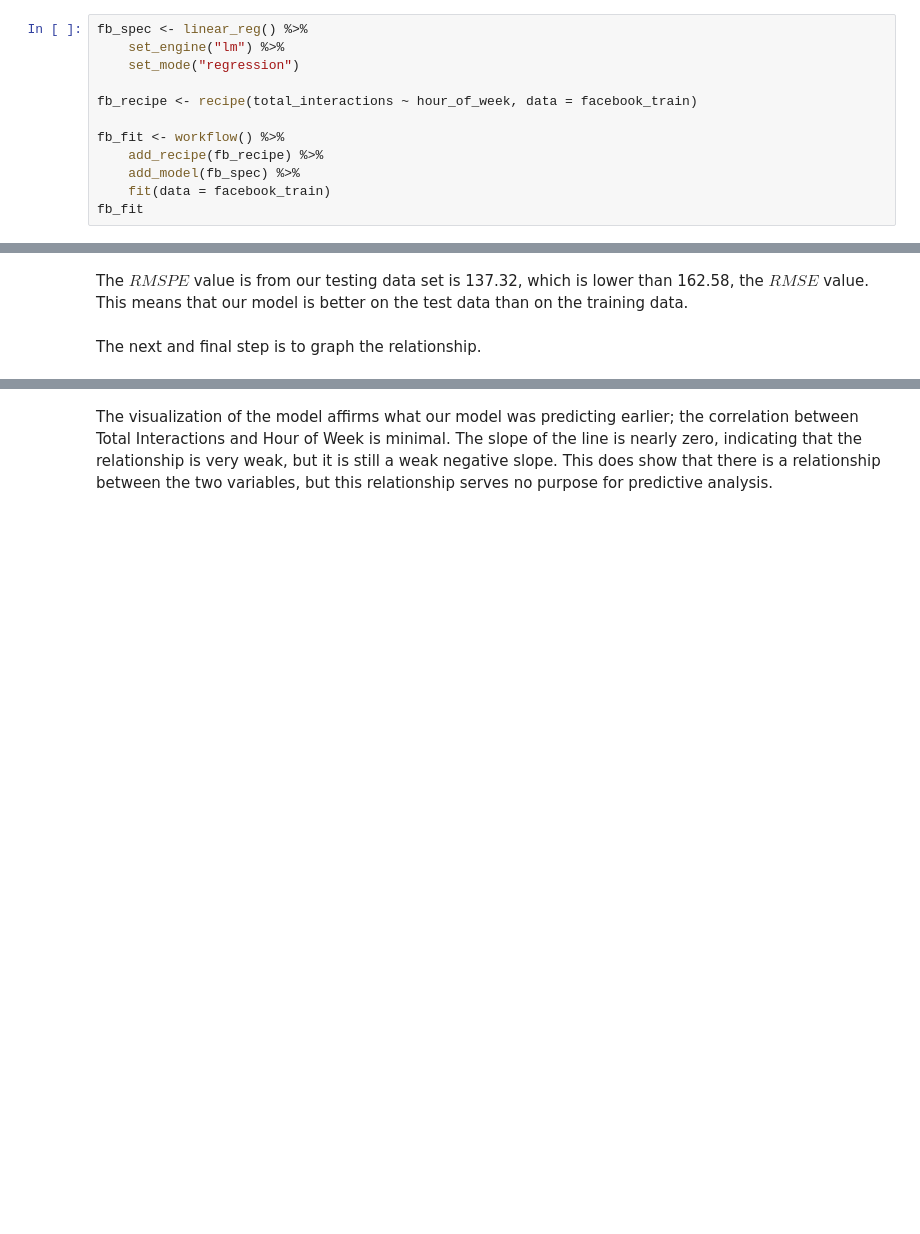
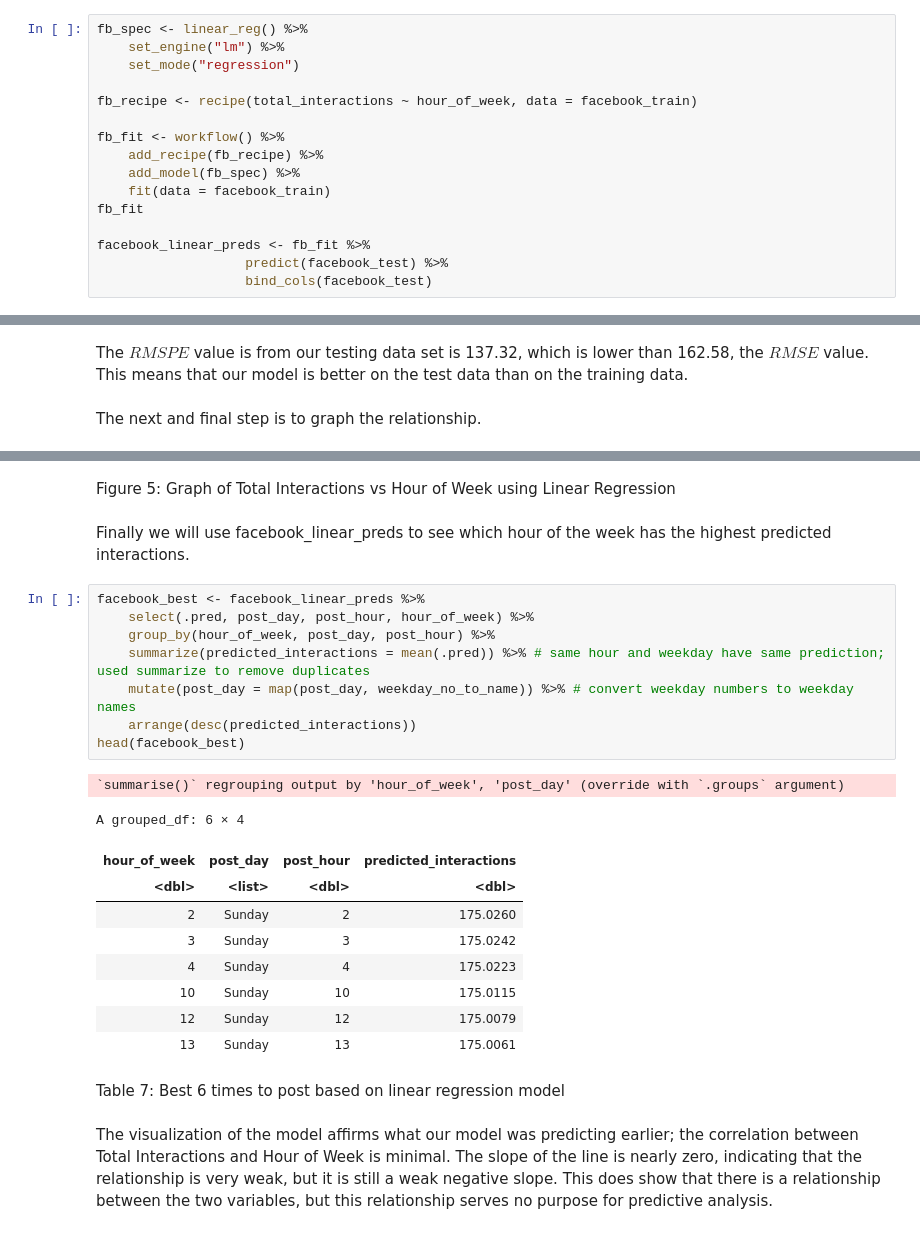
Before and after one commit to amellios/data_science_woohoo, a Jupyter notebook: Final Project Analysis.ipynb, the cells around one changed output, grey strips where cells are left out. Cells and saved outputs as stored; diff of their text form; blank space fills up the shorter version.

```diff
--- a/Final Project Analysis.ipynb
+++ b/Final Project Analysis.ipynb
@@ -324,6 +358,10 @@ fb_fit <- workflow() %>%
     add_model(fb_spec) %>%
     fit(data = facebook_train)
 fb_fit
+
+facebook_linear_preds <- fb_fit %>%
+                   predict(facebook_test) %>%
+                   bind_cols(facebook_test)
 # %% [output]
 ══ Workflow [trained] ══════════════════════════════════════════════════════════
 Preprocessor: Recipe
@@ -390,3 +430,28 @@ facebook_plot_final
+# %% [markdown]
+Figure 5: Graph of Total Interactions vs Hour of Week using Linear Regression
+# %% [markdown]
+Finally we will use facebook_linear_preds to see which hour of the week has the highest predicted interactions.
+# %%
+facebook_best <- facebook_linear_preds %>%
+    select(.pred, post_day, post_hour, hour_of_week) %>%
+    group_by(hour_of_week, post_day, post_hour) %>%
+    summarize(predicted_interactions = mean(.pred)) %>% # same hour and weekday have same prediction; used summarize to remove duplicates
+    mutate(post_day = map(post_day, weekday_no_to_name)) %>% # convert weekday numbers to weekday names
+    arrange(desc(predicted_interactions))
+head(facebook_best)
+# %% [output]
+`summarise()` regrouping output by 'hour_of_week', 'post_day' (override with `.groups` argument)
+A grouped_df: 6 × 4
+| hour_of_week | post_day | post_hour | predicted_interactions |
+| <dbl> | <list> | <dbl> | <dbl> |
+| 2 | Sunday | 2 | 175.0260 |
+| 3 | Sunday | 3 | 175.0242 |
+| 4 | Sunday | 4 | 175.0223 |
+| 10 | Sunday | 10 | 175.0115 |
+| 12 | Sunday | 12 | 175.0079 |
+| 13 | Sunday | 13 | 175.0061 |
+# %% [markdown]
+Table 7: Best 6 times to post based on linear regression model
 # %% [markdown]
 The visualization of the model affirms what our model was predicting earlier; the correlation between Total Interactions and Hour of Week is minimal. The slope of the line is nearly zero, indicating that the relationship is very weak, but it is still a weak negative slope. This does show that there is a relationship between the two variables, but this relationship serves no purpose for predictive analysis.
 # %% [markdown]
```
Also changed, not shown: parts of 20 cells of this notebook.
